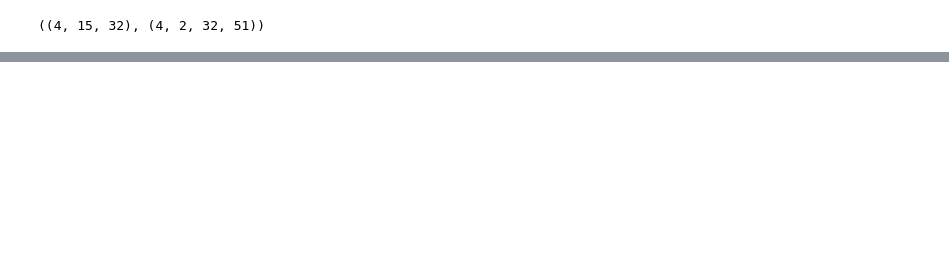
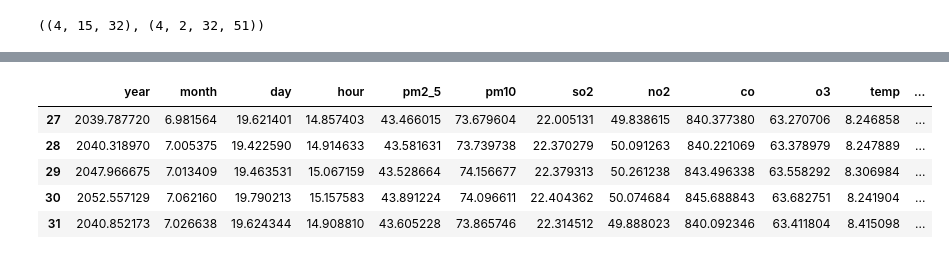
Before and after one commit to IndustryTransformer/Hephaestus, a Jupyter notebook: MTMAirQuality.ipynb, the cells around one changed output, grey strips where cells are left out. Drawn from its saved outputs; the diff is of its cells as text; code cells hidden in the pictures; blank space fills up the shorter version.

```diff
--- a/MTMAirQuality.ipynb
+++ b/MTMAirQuality.ipynb
@@ -249,0 +324,9 @@ x.categorical_out.shape
+# %%
+df_comp.output_df.loc[:, time_series_config.numeric_col_tokens].tail()
+# %% [output]
+|  | year | month | day | hour | pm2_5 | pm10 | so2 | no2 | co | o3 | temp | ... |
+| 27 | 2039.787720 | 6.981564 | 19.621401 | 14.857403 | 43.466015 | 73.679604 | 22.005131 | 49.838615 | 840.377380 | 63.270706 | 8.246858 | ... |
+| 28 | 2040.318970 | 7.005375 | 19.422590 | 14.914633 | 43.581631 | 73.739738 | 22.370279 | 50.091263 | 840.221069 | 63.378979 | 8.247889 | ... |
+| 29 | 2047.966675 | 7.013409 | 19.463531 | 15.067159 | 43.528664 | 74.156677 | 22.379313 | 50.261238 | 843.496338 | 63.558292 | 8.306984 | ... |
+| 30 | 2052.557129 | 7.062160 | 19.790213 | 15.157583 | 43.891224 | 74.096611 | 22.404362 | 50.074684 | 845.688843 | 63.682751 | 8.241904 | ... |
+| 31 | 2040.852173 | 7.026638 | 19.624344 | 14.908810 | 43.605228 | 73.865746 | 22.314512 | 49.888023 | 840.092346 | 63.411804 | 8.415098 | ... |
```
Also changed, not shown: parts of 21 cells of this notebook, 4 other files.
